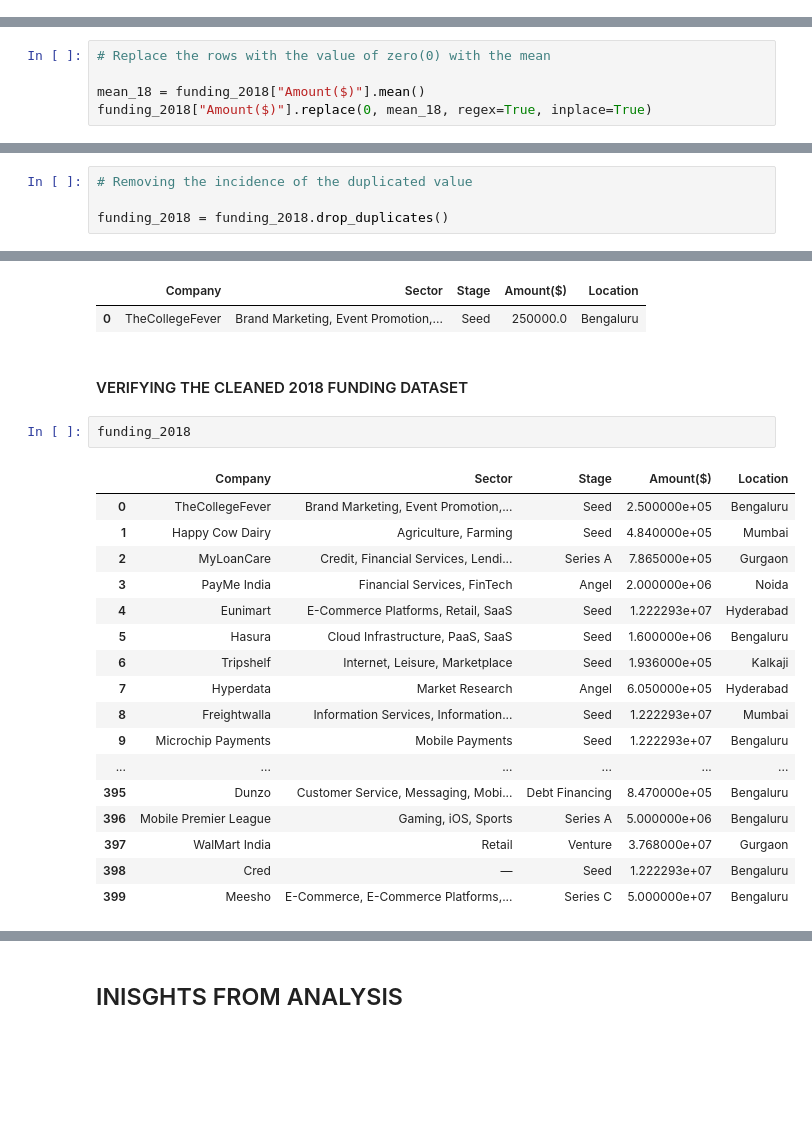
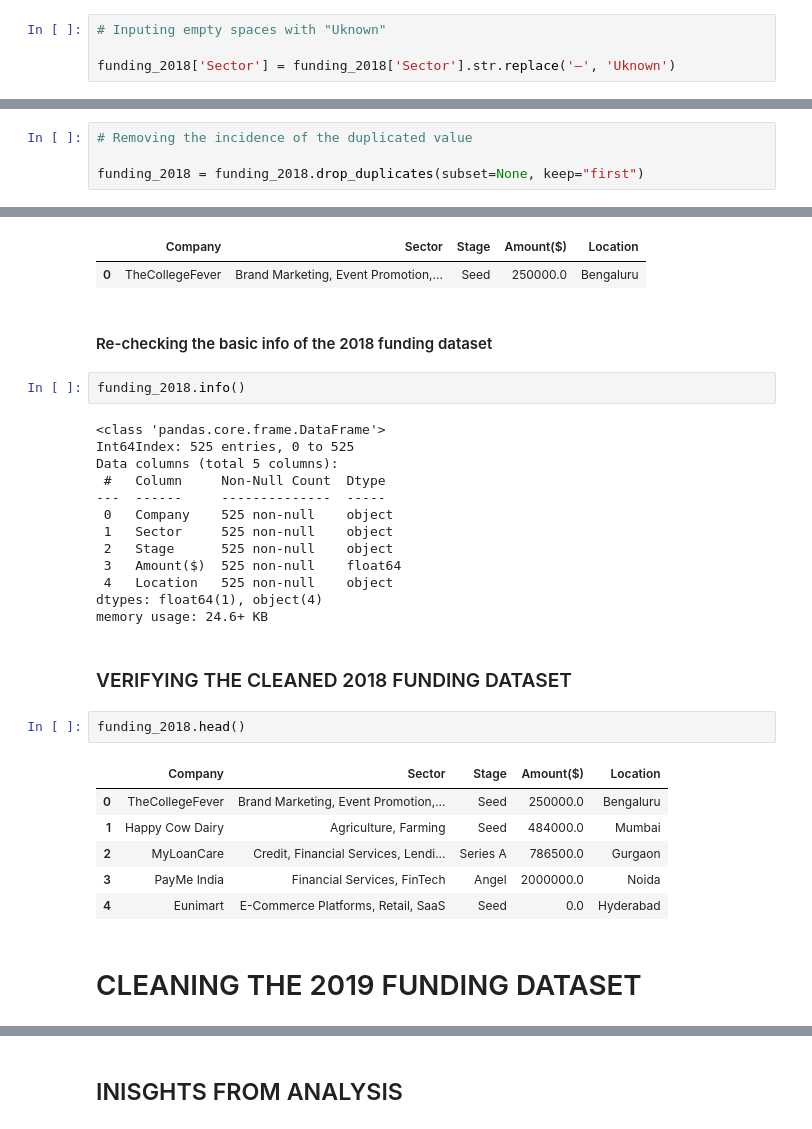
Before and after one commit to elvis-darko/Training-and-Apprenticeship-Portfolio-Projects, a Jupyter notebook: INDIAN-STARTUP-ECOSYSTEM-FUNDING/INDIAN START-UP ECOSYSTEM FUNDING - EXPLORATORY DATA ANALYSIS.ipynb, the cells around one changed output, grey strips where cells are left out. Saved outputs shown, nothing was run; the diff lists cells and outputs as text; blank space fills up the shorter version.

```diff
--- a/INDIAN-STARTUP-ECOSYSTEM-FUNDING/INDIAN START-UP ECOSYSTEM FUNDING - EXPLORATORY DATA ANALYSIS.ipynb
+++ b/INDIAN-STARTUP-ECOSYSTEM-FUNDING/INDIAN START-UP ECOSYSTEM FUNDING - EXPLORATORY DATA ANALYSIS.ipynb
@@ -1021,0 +974,4 @@ Name: Sector, dtype: object
+# %%
+# Inputing empty spaces with "Uknown"
+
+funding_2018['Sector'] = funding_2018['Sector'].str.replace('—', 'Uknown')
@@ -1154,6 +1067 @@ funding_2018["Amount($)"]
 Name: Amount($), dtype: float64
-# %%
-# Replace the rows with the value of zero(0) with the mean
-
-mean_18 = funding_2018["Amount($)"].mean()
-funding_2018["Amount($)"].replace(0, mean_18, regex=True, inplace=True)
@@ -1269,7 +1148,7 @@ funding_2018[funding_2018["Company"]=="TheCollegeFever"]
 # %%
 # Removing the incidence of the duplicated value
 
-funding_2018 = funding_2018.drop_duplicates()
+funding_2018 = funding_2018.drop_duplicates(subset=None, keep="first")
 # %%
 # Cross-checking the removal of the duplicated value
 
@@ -1283,25 +1162,33 @@ funding_2018[funding_2018["Company"]=="TheCollegeFever"]
 # %% [output]
 |  | Company | Sector | Stage | Amount($) | Location |
 | 0 | TheCollegeFever | Brand Marketing, Event Promotion,... | Seed | 250000.0 | Bengaluru |
+# %% [markdown]
+#### Re-checking the basic info of the 2018 funding dataset
+# %%
+funding_2018.info()
+# %% [output]
+<class 'pandas.core.frame.DataFrame'>
+Int64Index: 525 entries, 0 to 525
+Data columns (total 5 columns):
+ #   Column     Non-Null Count  Dtype
+---  ------     --------------  -----
+ 0   Company    525 non-null    object
+ 1   Sector     525 non-null    object
+ 2   Stage      525 non-null    object
+ 3   Amount($)  525 non-null    float64
+ 4   Location   525 non-null    object
+dtypes: float64(1), object(4)
+memory usage: 24.6+ KB
 # %% [markdown]
-#### VERIFYING THE CLEANED 2018 FUNDING DATASET
+### VERIFYING THE CLEANED 2018 FUNDING DATASET
 # %%
-funding_2018
+funding_2018.head()
 # %% [output]
 |  | Company | Sector | Stage | Amount($) | Location |
-| 0 | TheCollegeFever | Brand Marketing, Event Promotion,... | Seed | 2.500000e+05 | Bengaluru |
-| 1 | Happy Cow Dairy | Agriculture, Farming | Seed | 4.840000e+05 | Mumbai |
-| 2 | MyLoanCare | Credit, Financial Services, Lendi... | Series A | 7.865000e+05 | Gurgaon |
-| 3 | PayMe India | Financial Services, FinTech | Angel | 2.000000e+06 | Noida |
-| 4 | Eunimart | E-Commerce Platforms, Retail, SaaS | Seed | 1.222293e+07 | Hyderabad |
-| 5 | Hasura | Cloud Infrastructure, PaaS, SaaS | Seed | 1.600000e+06 | Bengaluru |
-| 6 | Tripshelf | Internet, Leisure, Marketplace | Seed | 1.936000e+05 | Kalkaji |
-| 7 | Hyperdata | Market Research | Angel | 6.050000e+05 | Hyderabad |
-| 8 | Freightwalla | Information Services, Information... | Seed | 1.222293e+07 | Mumbai |
-| 9 | Microchip Payments | Mobile Payments | Seed | 1.222293e+07 | Bengaluru |
-| ... | ... | ... | ... | ... | ... |
-| 395 | Dunzo | Customer Service, Messaging, Mobi... | Debt Financing | 8.470000e+05 | Bengaluru |
-| 396 | Mobile Premier League | Gaming, iOS, Sports | Series A | 5.000000e+06 | Bengaluru |
-| 397 | WalMart India | Retail | Venture | 3.768000e+07 | Gurgaon |
-| 398 | Cred | — | Seed | 1.222293e+07 | Bengaluru |
-| 399 | Meesho | E-Commerce, E-Commerce Platforms,... | Series C | 5.000000e+07 | Bengaluru |
+| 0 | TheCollegeFever | Brand Marketing, Event Promotion,... | Seed | 250000.0 | Bengaluru |
+| 1 | Happy Cow Dairy | Agriculture, Farming | Seed | 484000.0 | Mumbai |
+| 2 | MyLoanCare | Credit, Financial Services, Lendi... | Series A | 786500.0 | Gurgaon |
+| 3 | PayMe India | Financial Services, FinTech | Angel | 2000000.0 | Noida |
+| 4 | Eunimart | E-Commerce Platforms, Retail, SaaS | Seed | 0.0 | Hyderabad |
+# %% [markdown]
+# CLEANING THE 2019 FUNDING DATASET
```
Also changed, not shown: parts of 129 cells of this notebook.
